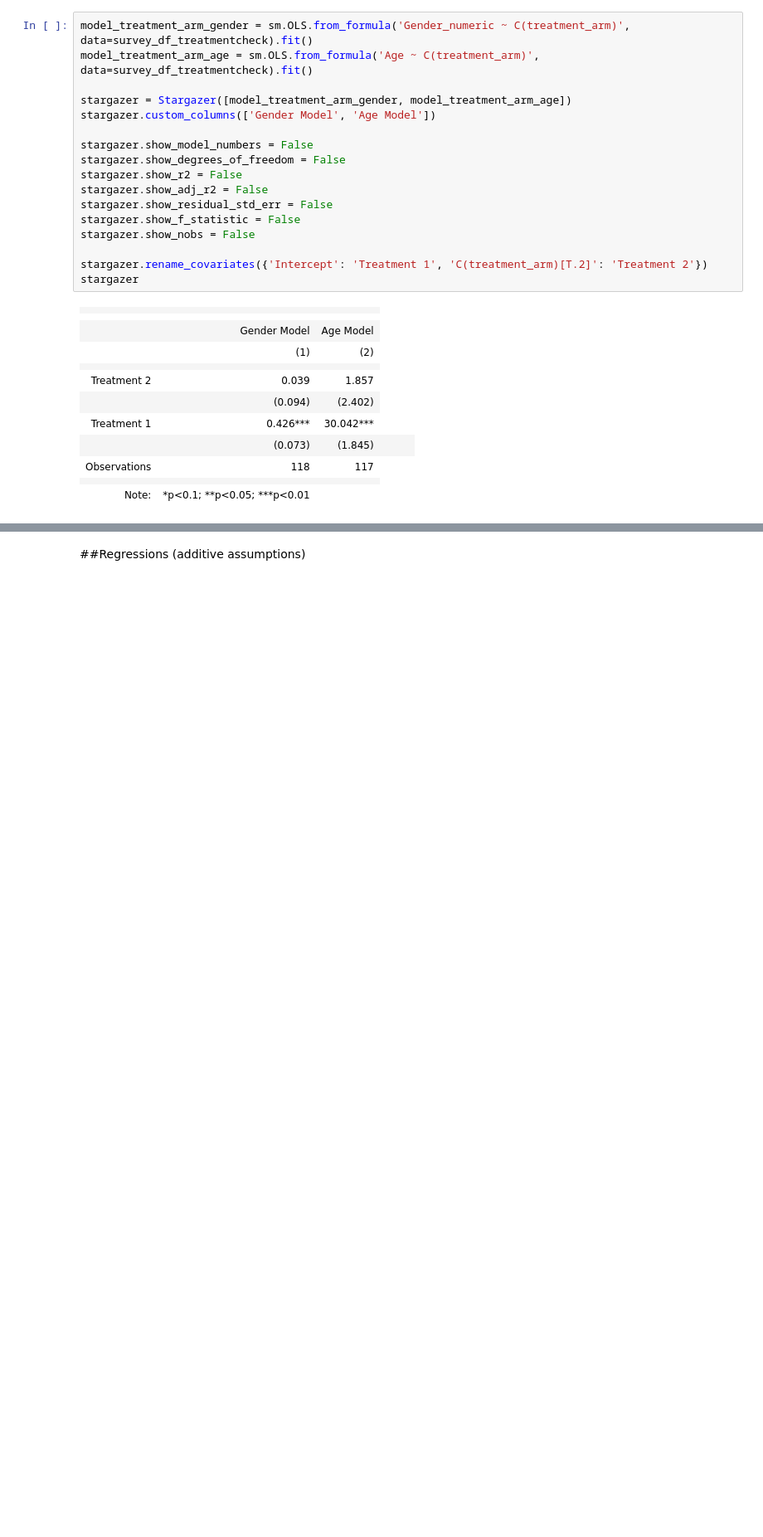
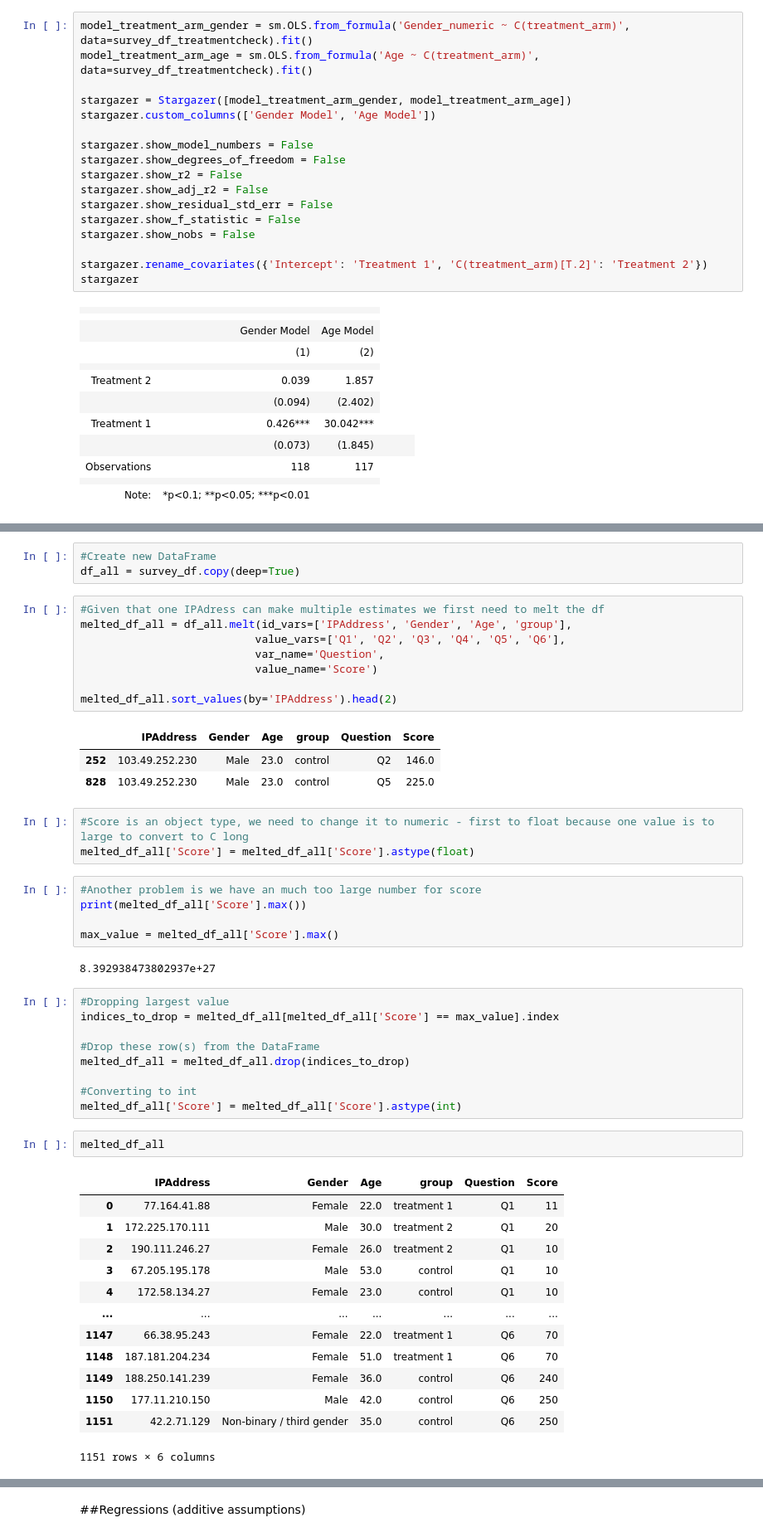
Before and after one commit to ahmedfaridkhan/item-estimation-survey, a Jupyter notebook: BA830_analysis.ipynb, the cells around one changed output, grey strips where cells are left out. Shown: that part at 83% size. Cells and saved outputs as stored; diff of their text form; blank space fills up the shorter version.

```diff
--- a/BA830_analysis.ipynb
+++ b/BA830_analysis.ipynb
@@ -341,0 +343,50 @@ stargazer
+# %%
+#Create new DataFrame
+df_all = survey_df.copy(deep=True)
+# %%
+#Given that one IPAdress can make multiple estimates we first need to melt the df
+melted_df_all = df_all.melt(id_vars=['IPAddress', 'Gender', 'Age', 'group'],
+                           value_vars=['Q1', 'Q2', 'Q3', 'Q4', 'Q5', 'Q6'],
+                           var_name='Question',
+                           value_name='Score')
+
+melted_df_all.sort_values(by='IPAddress').head(2)
+# %% [output]
+|  | IPAddress | Gender | Age | group | Question | Score |
+| 252 | 103.49.252.230 | Male | 23.0 | control | Q2 | 146.0 |
+| 828 | 103.49.252.230 | Male | 23.0 | control | Q5 | 225.0 |
+# %%
+#Score is an object type, we need to change it to numeric - first to float because one value is to large to convert to C long
+melted_df_all['Score'] = melted_df_all['Score'].astype(float)
+# %%
+#Another problem is we have an much too large number for score
+print(melted_df_all['Score'].max())
+
+max_value = melted_df_all['Score'].max()
+# %% [output]
+8.392938473802937e+27
+# %%
+#Dropping largest value
+indices_to_drop = melted_df_all[melted_df_all['Score'] == max_value].index
+
+#Drop these row(s) from the DataFrame
+melted_df_all = melted_df_all.drop(indices_to_drop)
+
+#Converting to int
+melted_df_all['Score'] = melted_df_all['Score'].astype(int)
+# %%
+melted_df_all
+# %% [output]
+|  | IPAddress | Gender | Age | group | Question | Score |
+| 0 | 77.164.41.88 | Female | 22.0 | treatment 1 | Q1 | 11 |
+| 1 | 172.225.170.111 | Male | 30.0 | treatment 2 | Q1 | 20 |
+| 2 | 190.111.246.27 | Female | 26.0 | treatment 2 | Q1 | 10 |
+| 3 | 67.205.195.178 | Male | 53.0 | control | Q1 | 10 |
+| 4 | 172.58.134.27 | Female | 23.0 | control | Q1 | 10 |
+| ... | ... | ... | ... | ... | ... | ... |
+| 1147 | 66.38.95.243 | Female | 22.0 | treatment 1 | Q6 | 70 |
+| 1148 | 187.181.204.234 | Female | 51.0 | treatment 1 | Q6 | 70 |
+| 1149 | 188.250.141.239 | Female | 36.0 | control | Q6 | 240 |
+| 1150 | 177.11.210.150 | Male | 42.0 | control | Q6 | 250 |
+| 1151 | 42.2.71.129 | Non-binary / third gender | 35.0 | control | Q6 | 250 |
+1151 rows × 6 columns
```
Also changed, not shown: parts of 9 cells of this notebook.
